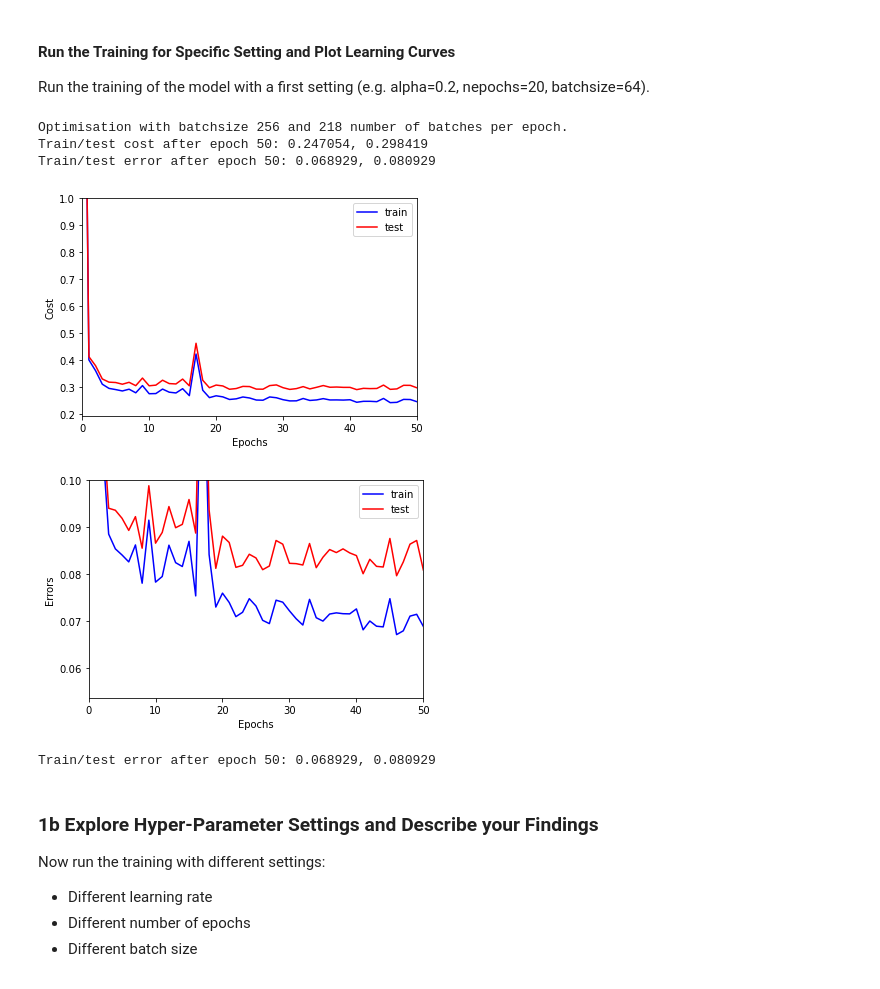
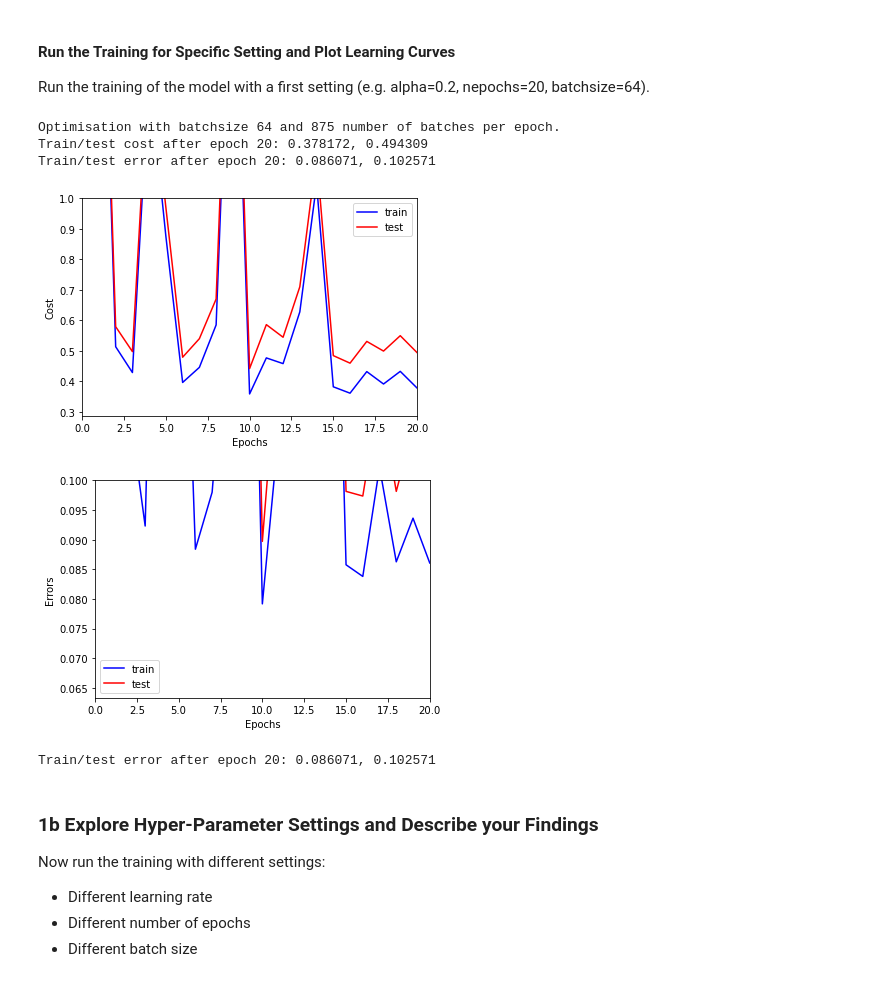
Before and after one commit to PatCH0816/TSM_DeLearn, a Jupyter notebook: exercises/exercise3/MNIST_classifier_softmax_stud.ipynb, the cells around one changed output. Saved outputs shown, nothing was run; the diff lists cells and outputs as text; code cells hidden in the pictures.

```diff
--- a/exercises/exercise3/MNIST_classifier_softmax_stud.ipynb
+++ b/exercises/exercise3/MNIST_classifier_softmax_stud.ipynb
@@ -616,12 +622,40 @@ def optimize(W, b, x_train, y_train, x_test, y_test, nepochs, alpha, batchsize=3
         batches = MiniBatches(x_train, y_train, batchsize)
 
         ### START YOUR CODE ###
+        '''
+        If you run batch update, every parameter update requires
+        your algorithm see each of the n training instances
+        exactly once, i.e., every epoch your parameters are
+        updated once.
 
+        If you run mini-batch update with batch size = b, every
+        parameter update requires your algorithm see b of n
+        training instances, i.e., every epoch your parameters
+        are updated about n/b times.
 
+        If you run SGD update, every parameter update requires
+        your algorithm see 1 of n training instances, i.e.,
+        every epoch your parameters are updated about n times.
 
+        Link:
+        https://stats.stackexchange.com/questions/117919/what-are-the-differences-between-epoch-batch-and-minibatch
+        '''
+        # navigate towards local minima with gradient descent on behalf of mini-batches
+        for mini_batch in range(batches.number_of_batches()):
+            x_train_mini, y_train_mini = batches.next()
 
+            ypred_train_mini = predict(W,b,x_train_mini)
 
-        metrics.update_iteration(....)
+            gradJ = gradient(x_train_mini,y_train_mini,ypred_train_mini)
+            dW = alpha * gradJ["dW"]
+            db = alpha * gradJ["db"]
+            W = W - dW
+            b = b - db
+
+        ypred_train = predict(W,b,x_train)
+        ypred_test = predict(W,b,x_test)
+
+        metrics.update_iteration(ypred_train, y_train, ypred_test, y_test, dW, db)
 
         ### END YOUR CODE ###
 
@@ -659,8 +693,13 @@ def initialize_params(nx, ny):
     """
     ### START YOUR CODE ###
 
+    # initialize weights (enable one line only!)
+    w = np.zeros((ny,nx))
+    #w = np.random.randn(*ny,nx)
+    #w = np.random.normal(0,1/np.sqrt(nx),(ny,nx))
 
-
+    # initialize biases to zero
+    b = np.zeros((ny,1))
 
     ### END YOUR CODE ###
 
@@ -684,25 +723,26 @@ Run the training of the model with a first setting (e.g. alpha=0.2, nepochs=20,
 # %%
 W,b = initialize_params(28*28, 10)
 
 ### START YOUR CODE ###
 
+alpha = 0.2
+nepochs = 20
+batchsize = 64
 
-
-
-
+params, metrics = optimize(W, b, x_train, y_train, x_test, y_test, nepochs=nepochs, alpha=alpha, batchsize=batchsize, debug=False)
 
 ### END YOUR CODE ###
 
 metrics.plot_cost_curves(ymin=0.0, ymax=1.0,logy=False)
 metrics.plot_error_curves(ymin=0.0, ymax=0.1,logy=False)
 metrics.print_latest_errors()
 # %% [output]
-Optimisation with batchsize 256 and 218 number of batches per epoch.
-Train/test cost after epoch 50: 0.247054, 0.298419
-Train/test error after epoch 50: 0.068929, 0.080929
+Optimisation with batchsize 64 and 875 number of batches per epoch.
+Train/test cost after epoch 20: 0.378172, 0.494309
+Train/test error after epoch 20: 0.086071, 0.102571
-[figure, old version]
+[figure, new version]
-[figure, old version]
+[figure, new version]
-Train/test error after epoch 50: 0.068929, 0.080929
+Train/test error after epoch 20: 0.086071, 0.102571
 # %% [markdown]
 ### 1b Explore Hyper-Parameter Settings and Describe your Findings
 
```
Also changed, not shown: parts of 12 cells of this notebook.
